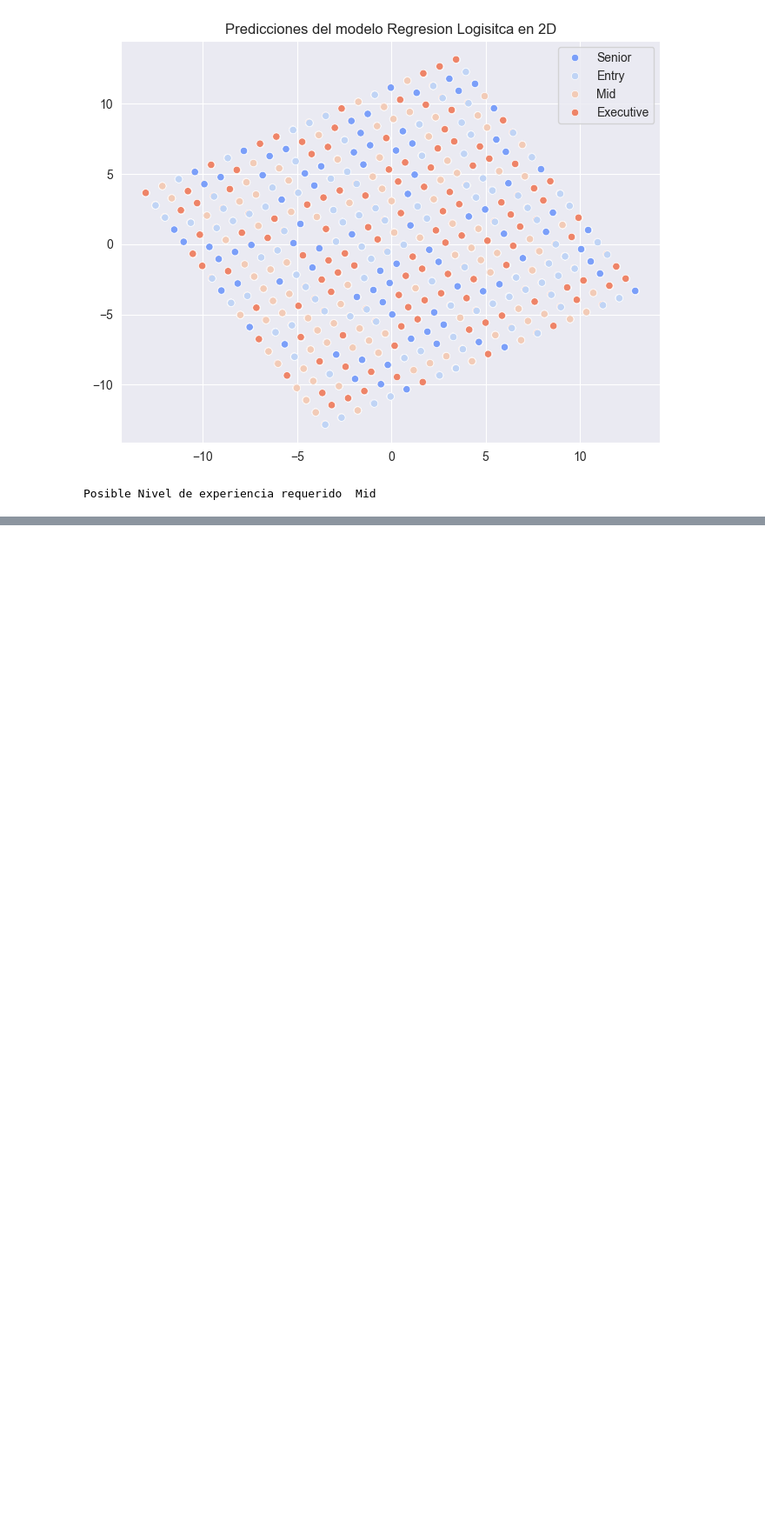
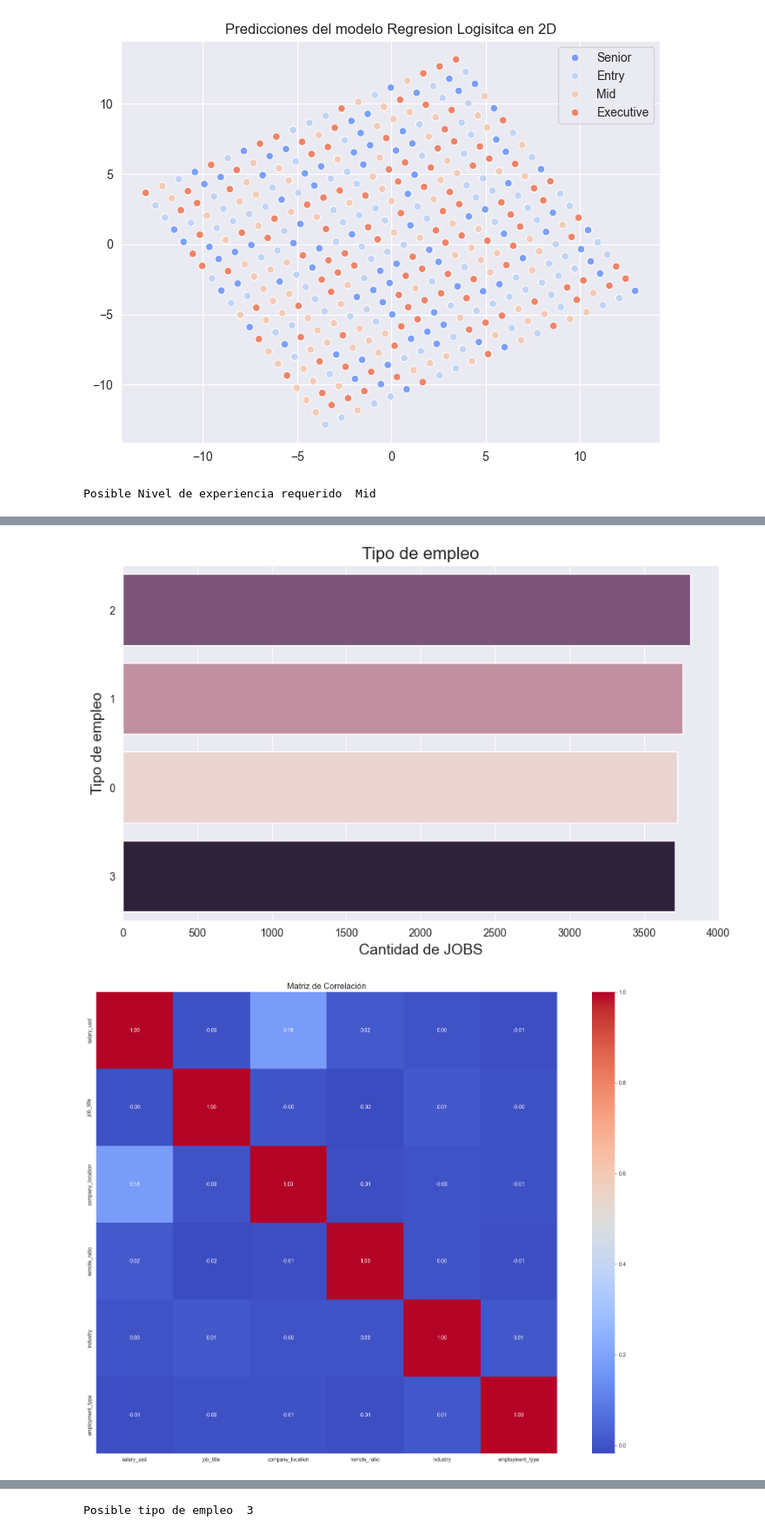
Before and after one commit to Wilmar21/Global_IA_Job_Market_Analysis, a Jupyter notebook: JobsIA.ipynb, the cells around one changed output, grey strips where cells are left out. Shown at 87% size. Drawn from its saved outputs; the diff is of its cells as text; code cells hidden in the pictures; blank space fills up the shorter version.

```diff
--- a/JobsIA.ipynb
+++ b/JobsIA.ipynb
@@ -1106,0 +1191,63 @@ jobsDatesetLogistica.head()
+# %%
+from sklearn.neighbors import KNeighborsClassifier
+
+jobsDatesetKNeighborsClassifier = jobsDatasetClean.copy()
+
+plt.figure(figsize=(10, 6))
+sns.countplot(y='employment_type', data=jobsDatesetKNeighborsClassifier, order=jobsDatesetKNeighborsClassifier['employment_type'].value_counts().index, hue='employment_type', dodge=False)
+plt.title('Tipo de empleo', fontsize=16)
+plt.xlabel('Cantidad de JOBS', fontsize=14)
+plt.ylabel('Tipo de empleo', fontsize=14)
+plt.legend([], [], frameon=False)  # Oculta la leyenda innecesaria
+plt.show()
+
+nombreColumnas = ['salary_usd', 'job_title', 'company_location', 'remote_ratio','industry','employment_type']
+jobsDatesetKNeighborsClassifier = jobsDatesetKNeighborsClassifier[nombreColumnas].copy()
+
+# Calcular la matriz de correlación
+numeric_df = jobsDatesetKNeighborsClassifier.select_dtypes(include=['float64', 'int64'])
+correlation_matrix = numeric_df.corr()
+plt.figure(figsize=(24, 16))
+sns.heatmap(correlation_matrix, annot=True, fmt='.2f', cmap='coolwarm', square=True)
+plt.title('Matriz de Correlación', fontsize=16)
+plt.show()
+
+variableObjetivo = jobsDatesetKNeighborsClassifier['employment_type']
+jobsDatesetKNeighborsClassifier = jobsDatesetKNeighborsClassifier.drop(columns=['employment_type'])
+
+# Creacion de los conjuntos de datos para el modelo de prediccion
+X_train, X_test, y_train, y_test = train_test_split(jobsDatesetKNeighborsClassifier, variableObjetivo, test_size=0.2, random_state=42)
+
+modelKNNlassifier = KNeighborsClassifier(n_neighbors=5)
+modelKNNlassifier.fit(X_train, y_train)
+
+y_pred = modelKNNlassifier.predict(X_test)
+
+print("Matriz confuncision: ")
+print(confusion_matrix(y_test, y_pred))
+
+print("Reporte clasificacion: ")
+print(classification_report(y_test, y_pred))
+
+pca = PCA(n_components=2)
+X_pca = pca.fit_transform(X_test)
+
+plt.figure(figsize=(8,6))
+sns.scatterplot(x=X_pca[:, 0], y=X_pca[:, 1], hue=y_pred, palette='coolwarm')
+plt.title("Predicciones del modelo k veciones cernacos clasificador en 2D")
+plt.show()
+
+evaluarCasoPrueba = pandas.DataFrame({
+    'salary_usd': [11.935752],
+    'job_title': [5],
+    'company_location': [17],
+    'remote_ratio': [1.414214],
+    'industry': [9]
+}
+)
+
+prediccionKNNlassifier = modelKNNlassifier.predict(evaluarCasoPrueba)
+print("Posible tipo de empleo ", prediccionKNNlassifier[0])
+# %% [output]
+[figure, added]
+[figure, added]
@@ -1106,0 +1271 @@ jobsDatesetLogistica.head()
+Posible tipo de empleo  3
```
Also changed, not shown: parts of 3 cells of this notebook.
